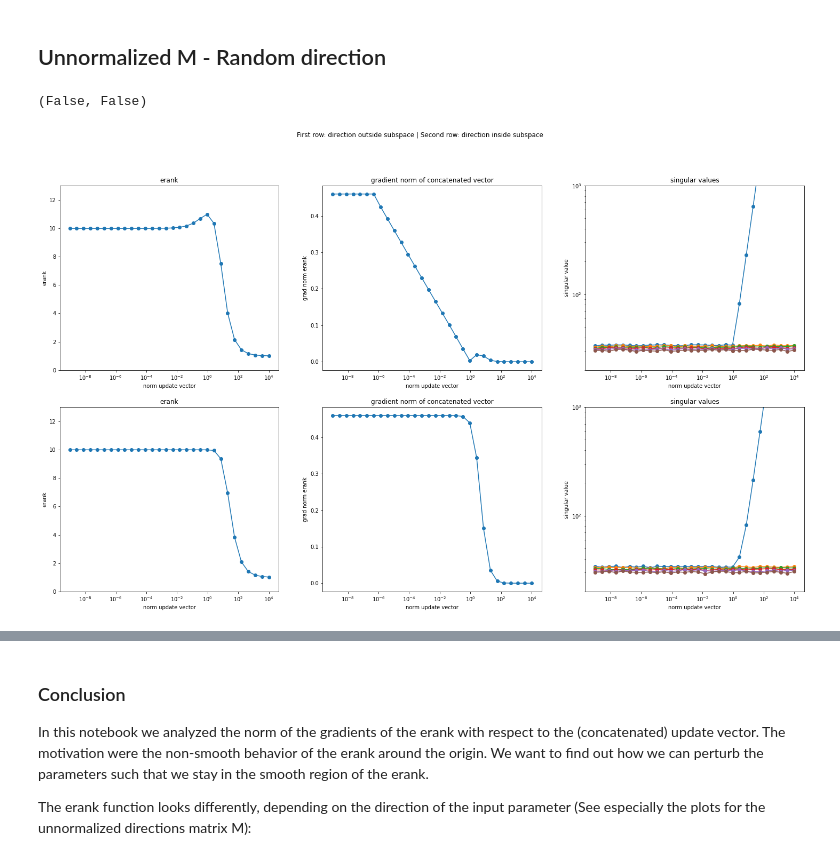
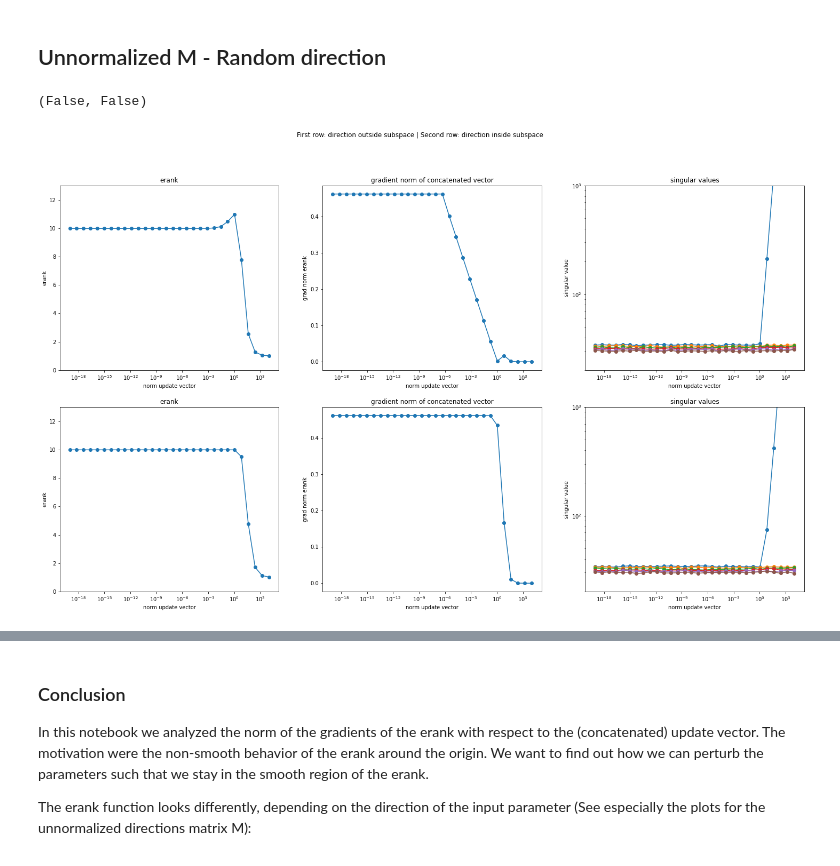
Before and after one commit to maximilianmbeck/erank, a Jupyter notebook: notebooks/6.2-erank_gradient.ipynb, the cells around one changed output, grey strips where cells are left out. Cells and saved outputs as stored; diff of their text form; code cells hidden in the pictures.

```diff
--- a/notebooks/6.2-erank_gradient.ipynb
+++ b/notebooks/6.2-erank_gradient.ipynb
@@ -292,19 +292,19 @@ np.isnan(np.array(out_subspace['erank_grad_norm_vals'])).any(),np.isnan(np.array
 # %% [markdown]
 ## Unnormalized M - Random direction
 # %%
-xlim_logscale=[-9,4]
+xlim_logscale=[-19,4]
 normalize_dir_matrix=False
 # outside subspace: axis parallel direction
 update_vec1 = torch.normal(0, 1, size=(1, dir_matrix.shape[1]), requires_grad=False)
 out_subspace = erank_sv_norm_update_vector_sweep(dir_matrix, update_vec1, erank_fn=erank_svd, normalize_dir_matrix=normalize_dir_matrix, xlim_logscale=xlim_logscale)
 # inside subspace: mean vec of dir_matrix
 update_vec2 = dir_matrix.mean(dim=0, keepdim=True)
 in_subspace = erank_sv_norm_update_vector_sweep(dir_matrix, update_vec2, erank_fn=erank_svd, normalize_dir_matrix=normalize_dir_matrix, xlim_logscale=xlim_logscale)
 make_plot(out_subspace, in_subspace)
 np.isnan(np.array(out_subspace['erank_grad_norm_vals'])).any(),np.isnan(np.array(in_subspace['erank_grad_norm_vals'])).any()
 # %% [output]
 (False, False)
-[figure, old version]
+[figure, new version]
 # %%
 xlim_logscale=[-9,4]
 normalize_dir_matrix=False
```
Also changed, not shown: parts of 11 cells of this notebook, 4 other files.
